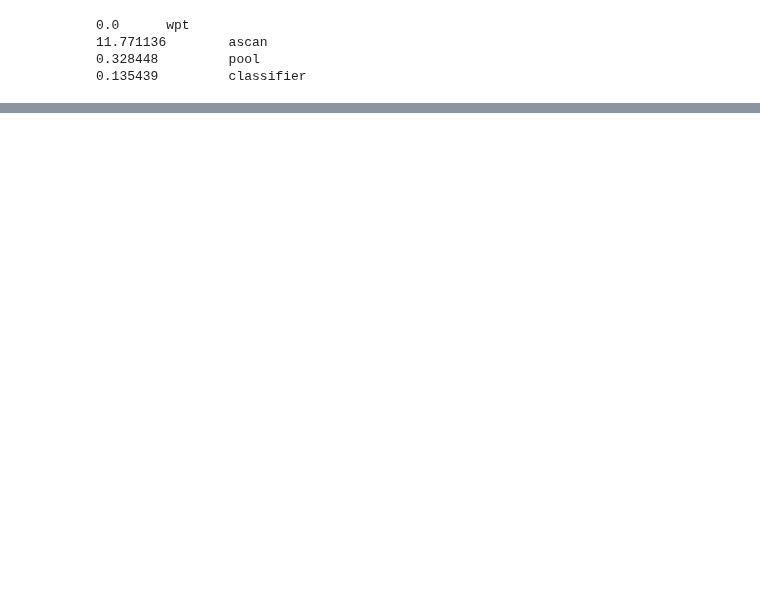
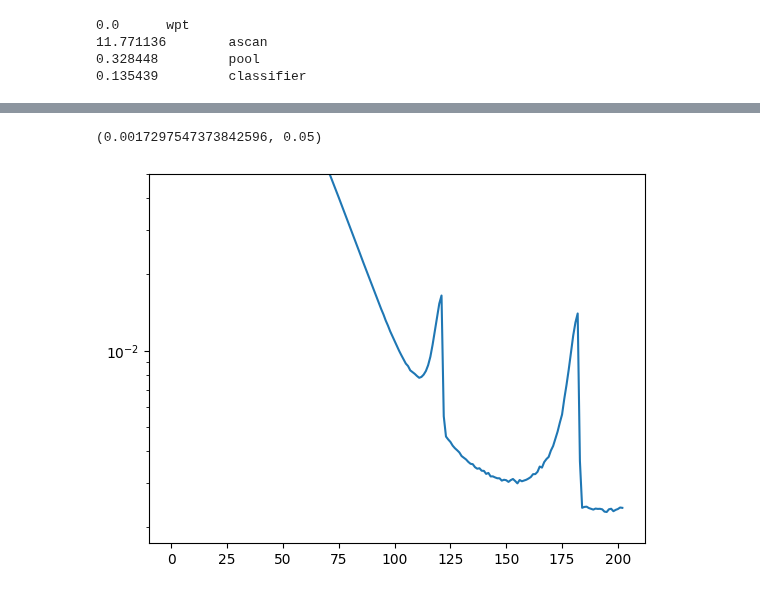
Before and after one commit to danjacobellis/tft, a Jupyter notebook: train/audioset.ipynb, the cells around one changed output, grey strips where cells are left out. Saved outputs shown, nothing was run; the diff lists cells and outputs as text; code cells hidden in the pictures; blank space fills up the shorter version.

```diff
--- a/train/audioset.ipynb
+++ b/train/audioset.ipynb
@@ -290,3 +307,6 @@ plt.semilogy(learning_rates)
 # %%
 plt.semilogy(smoothed_y)
-plt.ylim([0,0.01])
+plt.ylim([0,0.05])
+# %% [output]
+(0.0017297547373842596, 0.05)
+[figure, added]
```
Also changed, not shown: parts of 6 cells of this notebook.
